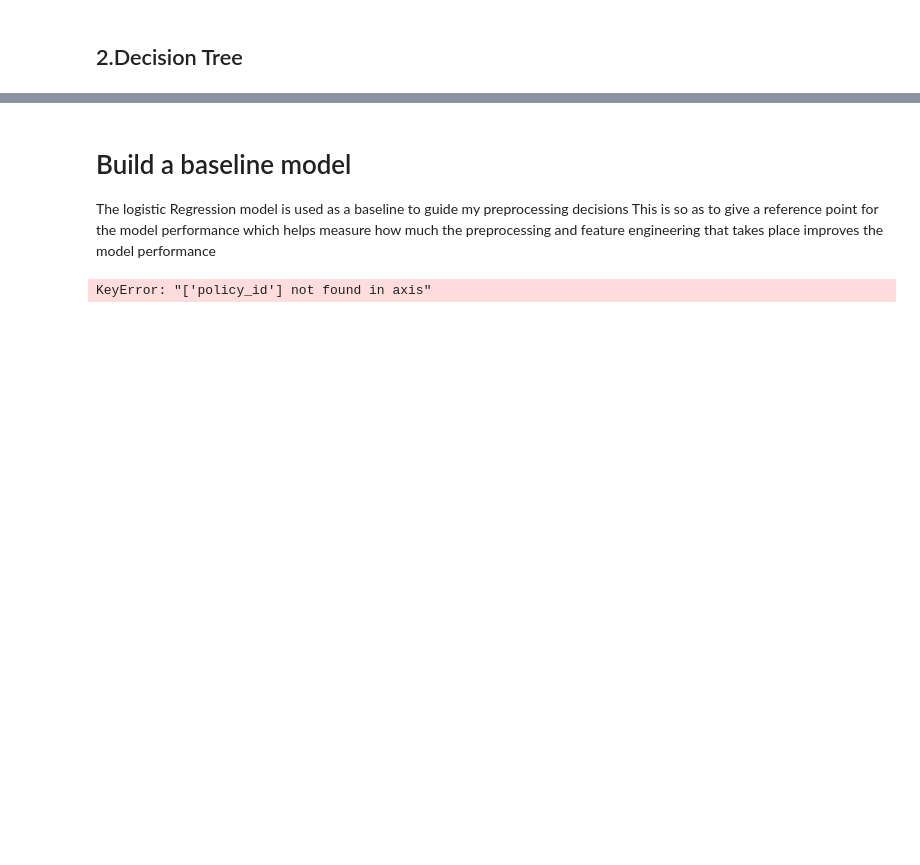
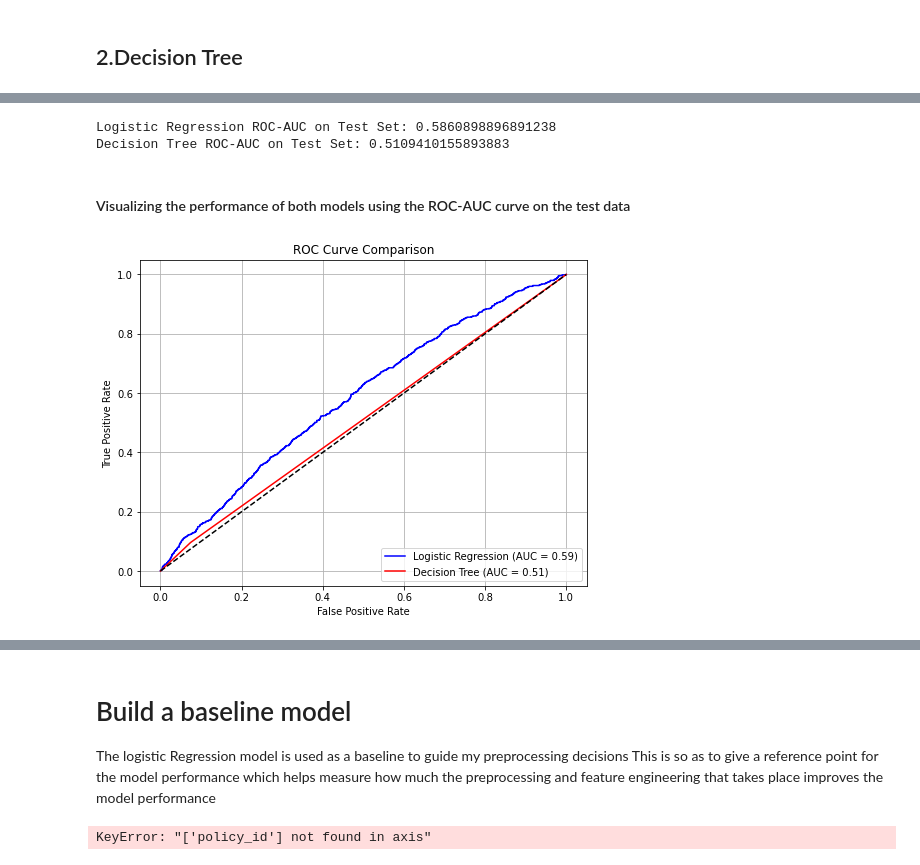
Before and after one commit to Calistus-design/Car_Insurance_Claim_Prediction, a Jupyter notebook: Index.ipynb, the cells around one changed output, grey strips where cells are left out. Drawn from its saved outputs; the diff is of its cells as text; code cells hidden in the pictures; blank space fills up the shorter version.

```diff
--- a/Index.ipynb
+++ b/Index.ipynb
@@ -805,0 +844,42 @@ Decision Tree Average ROC-AUC: 0.9025982905982906
+# %%
+# Fit on resampled training set
+log_reg.fit(X_train, y_train)
+decision_tree.fit(X_train, y_train)
+
+#call predict_proba
+log_reg_probs = log_reg.predict_proba(X_test)[:, 1]
+tree_probs = decision_tree.predict_proba(X_test)[:, 1]
+
+#Predict on train
+log_reg_auc = roc_auc_score(y_test, log_reg_probs)
+tree_auc = roc_auc_score(y_test, tree_probs)
+
+print("Logistic Regression ROC-AUC on Test Set:", log_reg_auc)
+print("Decision Tree ROC-AUC on Test Set:", tree_auc)
+# %% [output]
+Logistic Regression ROC-AUC on Test Set: 0.5860898896891238
+Decision Tree ROC-AUC on Test Set: 0.5109410155893883
+# %% [markdown]
+#### Visualizing the performance of both models using the ROC-AUC curve on the test data
+# %%
+#Get FPR, TPR for both models
+fpr_log, tpr_log, _ = roc_curve(y_test, log_reg_probs)
+fpr_tree, tpr_tree, _ = roc_curve(y_test, tree_probs)
+
+# Calculate AUC
+roc_auc_log = auc(fpr_log, tpr_log)
+roc_auc_tree = auc(fpr_tree, tpr_tree)
+
+# Plot the ROC curves
+plt.figure(figsize=(8, 6))
+plt.plot(fpr_log, tpr_log, color='blue', label=f'Logistic Regression (AUC = {roc_auc_log:.2f})')
+plt.plot(fpr_tree, tpr_tree, color='red', label=f'Decision Tree (AUC = {roc_auc_tree:.2f})')
+plt.plot([0, 1], [0, 1], color='black', linestyle='--')  # Diagonal line for random guess
+plt.xlabel('False Positive Rate')
+plt.ylabel('True Positive Rate')
+plt.title('ROC Curve Comparison')
+plt.legend(loc='lower right')
+plt.grid(True)
+plt.show()
+# %% [output]
+[figure, added]
```
Also changed, not shown: parts of 37 cells of this notebook.
